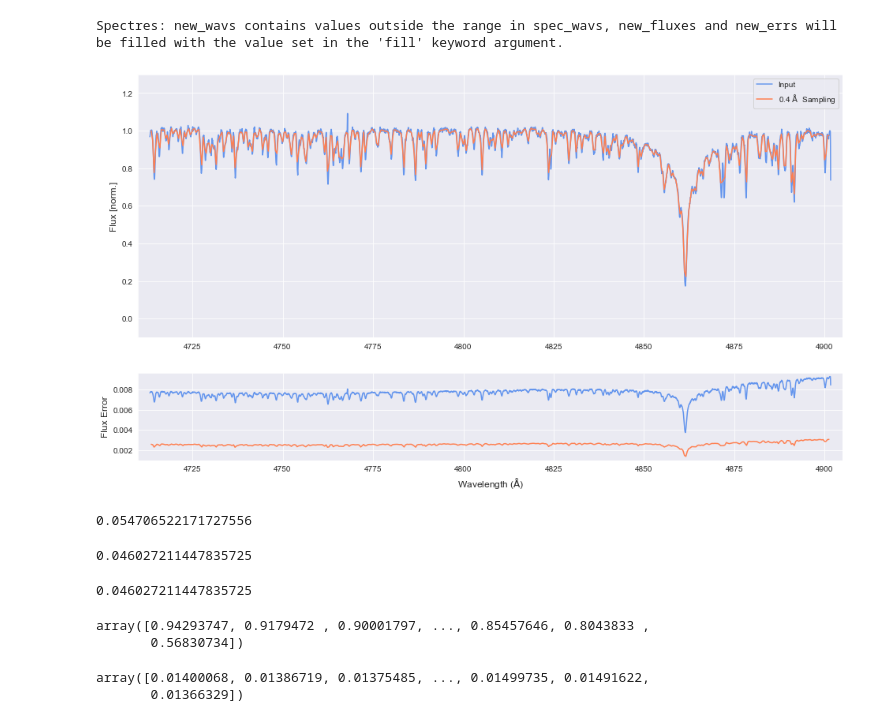
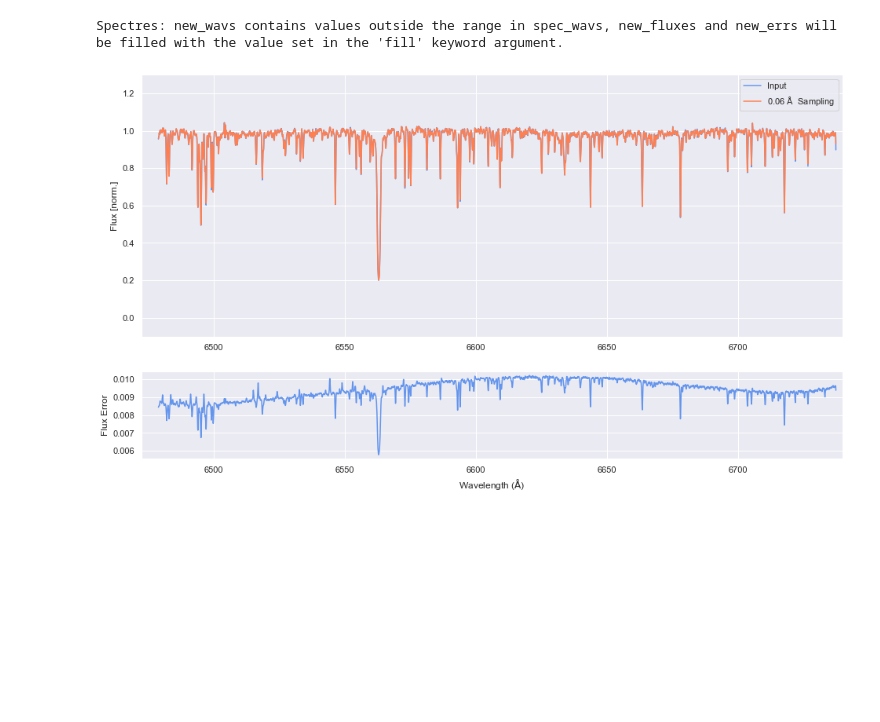
Before and after one commit to PravNJ/galah-file-read-test, a Jupyter notebook: gala-test-read-praveen.ipynb, the cells around one changed output. Saved outputs shown, nothing was run; the diff lists cells and outputs as text; code cells hidden in the pictures; blank space fills up the shorter version.

```diff
--- a/gala-test-read-praveen.ipynb
+++ b/gala-test-read-praveen.ipynb
@@ -159,9 +143,9 @@ sns.set_style('darkgrid')
 from spectres import spectres
 from matplotlib import gridspec
 # %%
-GRID_SIZE = 1
-LOWER_LAMBDA = 5645
-UPPER_LAMBDA = 5877.5 #check sampling rate of each camera 5645,5877.5
+GRID_SIZE = 0.06
+LOWER_LAMBDA = 6472.5
+UPPER_LAMBDA = 6740 #check sampling rate of each camera 5645,5877.5
 # %%
 # specify the grid of wavelengths onto which you wish to sample
 # testing CCD1 _1 (see Sven's functions above)
@@ -170,57 +154,33 @@ regrid = np.arange(LOWER_LAMBDA, UPPER_LAMBDA, GRID_SIZE)
 # %%
 # call the spectres function to resample the input spectrum or spectra to the new wavelength grid
 
-spec_resample, spec_errs_resample = spectres(regrid,  spectrum['wave_norm_2'], spectrum['sob_norm_2'], spec_errs= spectrum['uob_norm_2'])
+spec_resample, spec_errs_resample = spectres(regrid,  spectrum['wave_norm_3'], spectrum['sob_norm_3'], spec_errs= spectrum['uob_norm_3'])
 # %% [output]
 Spectres: new_wavs contains values outside the range in spec_wavs, new_fluxes and new_errs will be filled with the value set in the 'fill' keyword argument.
 # %%
 f, (ax1, ax2) = plt.subplots(2, figsize=(16,9))
 gs = gridspec.GridSpec(2, 1, height_ratios=[3,1])
 
 ax1 = plt.subplot(gs[0])
 ax2 = plt.subplot(gs[1])
 
-ax1.plot(spectrum['wave_norm_2'], spectrum['sob_norm_2'], color="cornflowerblue", lw=1.5, label="Input")
+ax1.plot(spectrum['wave_norm_3'], spectrum['sob_norm_3'], color="cornflowerblue", lw=1.5, label="Input")
 ax1.plot(regrid, spec_resample, color="coral", lw=1.5, label=str(GRID_SIZE)+" $\mathrm{\AA}\ $ Sampling")
 
-
-ax2.plot(spectrum['wave_norm_2'], spectrum['uob_norm_2'], color="cornflowerblue", lw=1.5)
+ax2.plot(spectrum['wave_norm_3'], spectrum['uob_norm_3'], color="cornflowerblue", lw=1.5)
 ax2.plot(regrid, spec_errs_resample, color="coral", lw=1.5)
 
 ax1.set_ylabel("Flux [norm.]", size=12)
 ax2.set_ylabel("Flux Error", size=12)
 
 ax2.set_xlabel("Wavelength ($\mathrm{\AA}$)", size=12)
 
 ax1.set_xlim(LOWER_LAMBDA, UPPER_LAMBDA)
 ax1.set_ylim(-0.1,1.3) # turn this into an input
 ax2.set_xlim(LOWER_LAMBDA, UPPER_LAMBDA)
-#ax2.set_ylim(0, 0.08)
+ax2.set_ylim(0, 0.08)
 ax1.legend()
 
 plt.show()
 # %% [output]
-[figure, old version]
+[figure, new version]
-# %%
-spectrum['wave_norm_2'][1] - spectrum['wave_norm_2'][0]
-# %% [output]
-0.054706522171727556
-# %%
-spectrum['wave_norm_1'][2] - spectrum['wave_norm_1'][1]
-# %% [output]
-0.046027211447835725
-# %%
-spectrum['wave_norm_1'][3] - spectrum['wave_norm_1'][2]
-# %% [output]
-0.046027211447835725
-# %%
-#camera 1
-spectrum['sob_norm_1'] #flux norm
-# %% [output]
-array([0.94293747, 0.9179472 , 0.90001797, ..., 0.85457646, 0.8043833 ,
-       0.56830734])
-# %%
-spectrum['uob_norm_1'] #error
-# %% [output]
-array([0.01400068, 0.01386719, 0.01375485, ..., 0.01499735, 0.01491622,
-       0.01366329])
```
Also changed, not shown: parts of 12 cells of this notebook, 4 other files.
